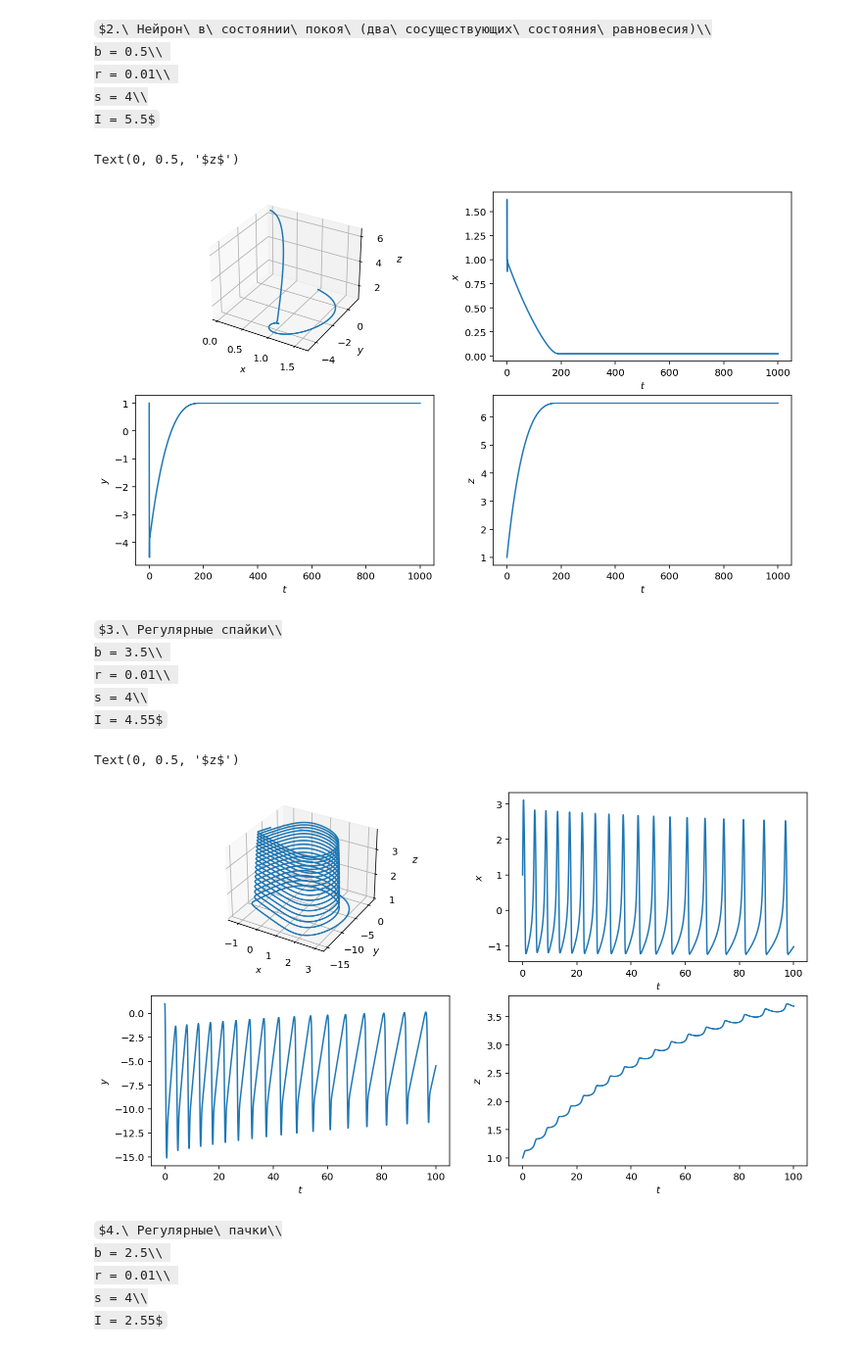
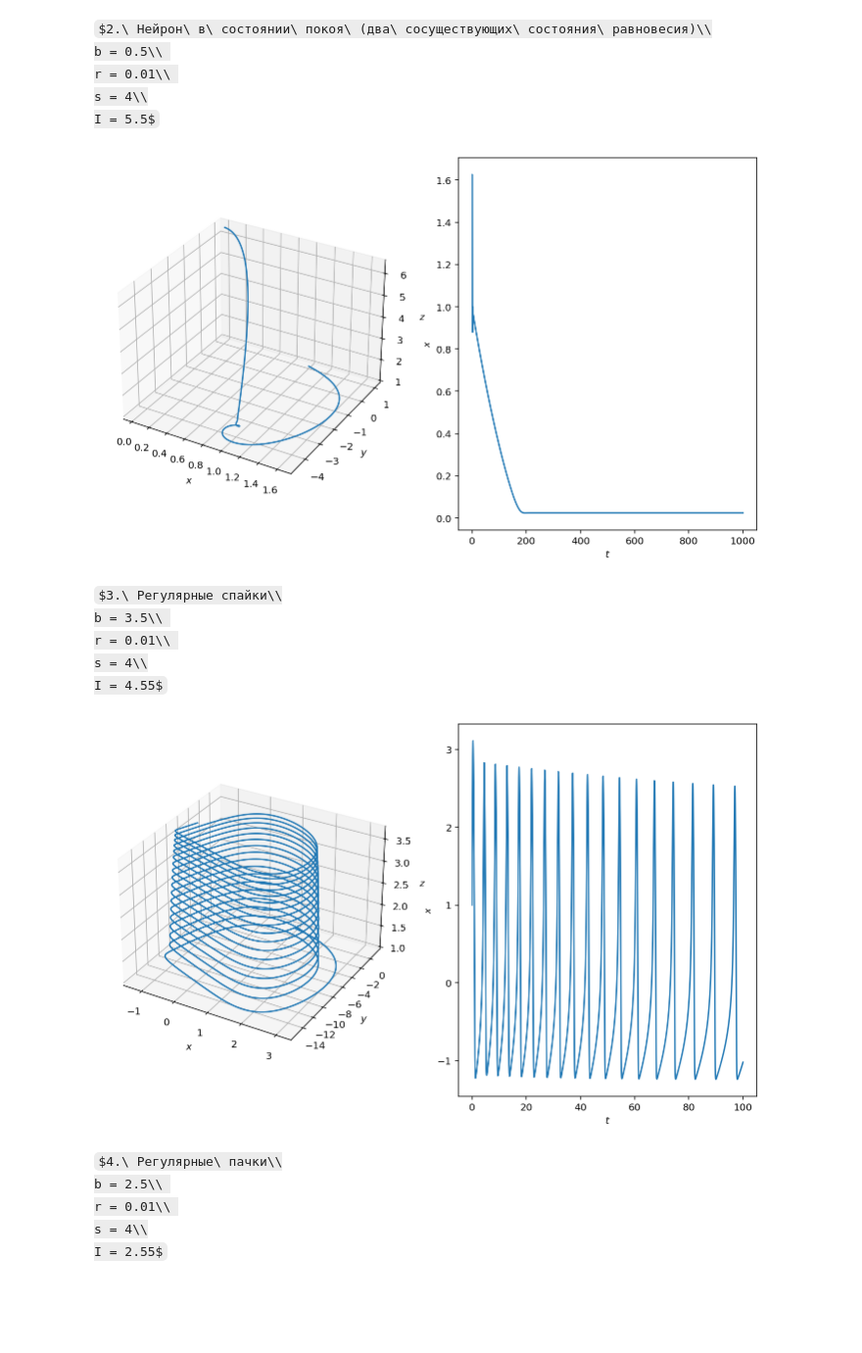
Before and after one commit to SemenutaEgor/-Extreme-events-in-phenomenological-neural-networks-with-different-types-of-connections, a Jupyter notebook: Hindmarsh-Rose 3.ipynb, the cells around one changed output. Shown at 98% size. Saved outputs shown, nothing was run; the diff lists cells and outputs as text; code cells hidden in the pictures; some formulas as TeX source; blank space fills up the shorter version.

```diff
--- a/Hindmarsh-Rose 3.ipynb
+++ b/Hindmarsh-Rose 3.ipynb
@@ -97,29 +98,30 @@ xs, ys, zs = sol.y
 # %%
 # plt.figure(figsize=(10,20))
 fig = plt.figure()
-ax = fig.add_subplot(221, projection='3d')
+ax = fig.add_subplot(121, projection='3d')
 ax.plot(xs, ys, zs)
 ax.set_xlabel("$x$")
 ax.set_ylabel("$y$")
 ax.set_zlabel("$z$")
 
-plt.subplot(222)
+plt.subplot(122)
 plt.plot(ts, xs)
 plt.xlabel(r'$t$')
 plt.ylabel(r'$x$')
 
-plt.subplot(223)
-plt.plot(ts, ys)
-plt.xlabel(r'$t$')
-plt.ylabel(r'$y$')
+# plt.subplot(223)
+# plt.plot(ts, ys)
+# plt.xlabel(r'$t$')
+# plt.ylabel(r'$y$')
 
-plt.subplot(224)
-plt.plot(ts, zs)
-plt.xlabel(r'$t$')
-plt.ylabel(r'$z$')
+# plt.subplot(224)
+# plt.plot(ts, zs)
+# plt.xlabel(r'$t$')
+# plt.ylabel(r'$z$')
+
+fig.savefig('HR 2')
 # %% [output]
-Text(0, 0.5, '$z$')
-[figure, old version]
+[figure, new version]
 # %% [markdown]
 $3.\ Регулярные спайки\\
 b = 3.5\\
@@ -141,29 +143,30 @@ xs, ys, zs = sol.y
 # %%
 # plt.figure(figsize=(10,20))
 fig = plt.figure()
-ax = fig.add_subplot(221, projection='3d')
+ax = fig.add_subplot(121, projection='3d')
 ax.plot(xs, ys, zs)
 ax.set_xlabel("$x$")
 ax.set_ylabel("$y$")
 ax.set_zlabel("$z$")
 
-plt.subplot(222)
+plt.subplot(122)
 plt.plot(ts, xs)
 plt.xlabel(r'$t$')
 plt.ylabel(r'$x$')
 
-plt.subplot(223)
-plt.plot(ts, ys)
-plt.xlabel(r'$t$')
-plt.ylabel(r'$y$')
+# plt.subplot(223)
+# plt.plot(ts, ys)
+# plt.xlabel(r'$t$')
+# plt.ylabel(r'$y$')
 
-plt.subplot(224)
-plt.plot(ts, zs)
-plt.xlabel(r'$t$')
-plt.ylabel(r'$z$')
+# plt.subplot(224)
+# plt.plot(ts, zs)
+# plt.xlabel(r'$t$')
+# plt.ylabel(r'$z$')
+
+fig.savefig('HR 3')
 # %% [output]
-Text(0, 0.5, '$z$')
-[figure, old version]
+[figure, new version]
 # %% [markdown]
 $4.\ Регулярные\ пачки\\
 b = 2.5\\
```
Also changed, not shown: parts of 15 cells of this notebook.
